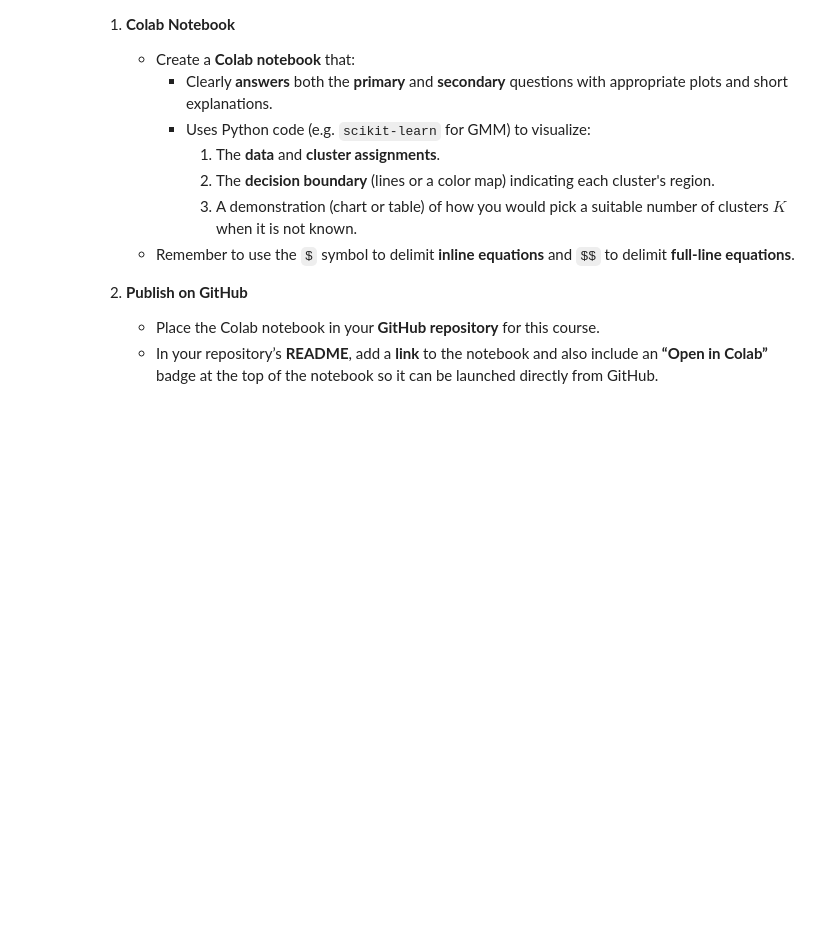
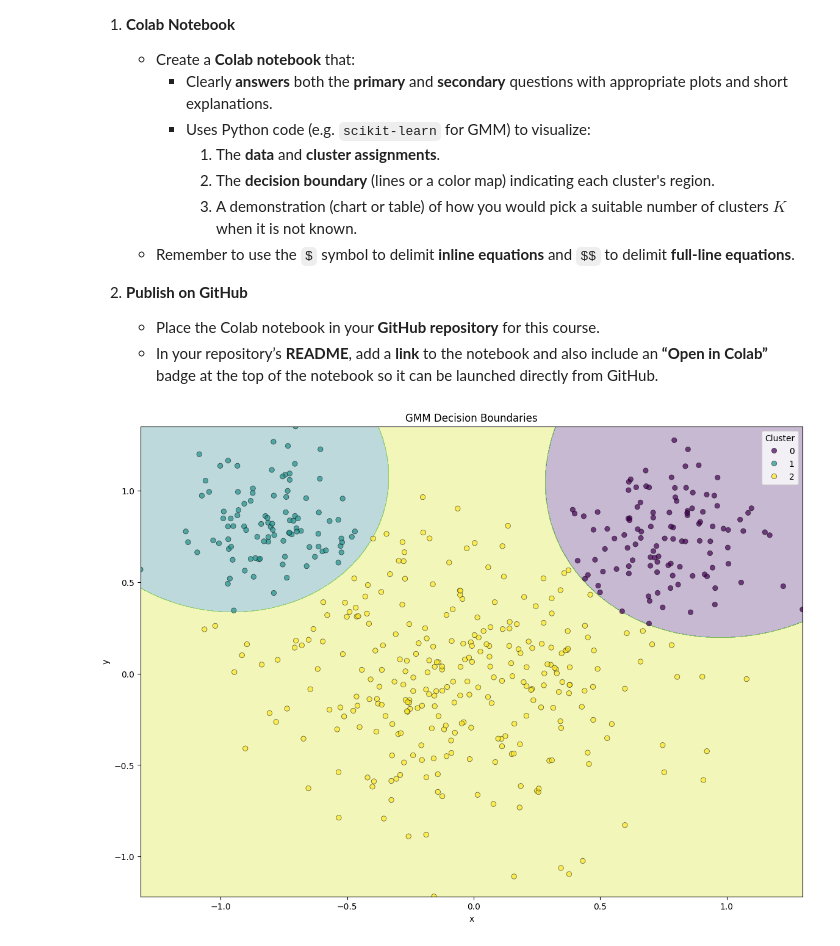
Before and after one commit to MichalSlowakiewicz/Machine-Learning, a Jupyter notebook: Lab02_clustering.ipynb, the cells around one changed output. Drawn from its saved outputs; the diff is of its cells as text; code cells hidden in the pictures; blank space fills up the shorter version.

```diff
--- a/Lab02_clustering.ipynb
+++ b/Lab02_clustering.ipynb
@@ -905,3 +38,74 @@ You can illustrate your approach with **the same** dataset as in the primary que
 2. **Publish on GitHub**
    - Place the Colab notebook in your **GitHub repository** for this course.
    - In your repository’s **README**, add a **link** to the notebook and also include an **“Open in Colab”** badge at the top of the notebook so it can be launched directly from GitHub.
+# %%
+import numpy as np
+import matplotlib.pyplot as plt
+import seaborn as sns
+from sklearn.mixture import GaussianMixture
+
+## generating dataset as shown during classes
+
+# Generate the "mouse" dataset
+np.random.seed(0)
+
+# Cluster 1
+mean1 = np.array([0.0, 0.0])
+cov1 = np.array([[0.16, 0.0], [0.0, 0.16]])
+data1 = np.random.multivariate_normal(mean1, cov1, 300)
+
+# Cluster 2
+mean2 = np.array([0.8, 0.8])
+cov2 = np.array([[0.04, 0.0], [0.0, 0.04]])
+data2 = np.random.multivariate_normal(mean2, cov2, 100)
+
+# Cluster 3
+mean3 = np.array([-0.8, 0.8])
+cov3 = np.array([[0.04, 0.0], [0.0, 0.04]])
+data3 = np.random.multivariate_normal(mean3, cov3, 100)
+
+# Combine data
+data_X = np.vstack([data1, data2, data3])
+
+# Fit GMM with 3 clusters
+gmm = GaussianMixture(n_components=3, covariance_type='full', random_state=42)
+gmm.fit(data_X)
+
+## end of the code code from the classes
+
+
+
+
+# setting boundaries for coordinate grid
+x_min = data_X[:, 0].min()
+x_max = data_X[:, 0].max()
+y_min = data_X[:, 1].min()
+y_max = data_X[:, 1].max()
+
+# generating 2000x2000 grid
+xx, yy = np.meshgrid(np.linspace(x_min, x_max, 2000), np.linspace(y_min, y_max, 2000))
+
+# transforming 2000x2000 grid into 4000000 x 2 matrix
+grid = np.c_[xx.ravel(), yy.ravel()]
+
+# running gmm.predict_prob which gives us matrix representing (for each point from mesh grid) probabilities of being assigned to each cluster
+prob = gmm.predict_proba(grid)
+
+# for each row from matrix prob, which_cluster chooses the one with greatest probability
+which_cluster = np.argmax(prob, axis=1)
+
+# transforming which_cluster matrix into 2000x2000 matrix
+which_cluster_2d = which_cluster.reshape(xx.shape)
+
+# drawing plot representing decision boundaries
+plt.figure(figsize=(14, 10))
+plt.contourf(xx, yy, which_cluster_2d, alpha=0.3, cmap='viridis')
+sns.scatterplot(x=data_X[:, 0], y=data_X[:, 1], hue=gmm.predict(data_X), palette='viridis', edgecolor = 'k', alpha=0.7)
+
+plt.title("GMM Decision Boundaries")
+plt.xlabel("x")
+plt.ylabel("y")
+plt.legend(title="Cluster")
+plt.show()
+# %% [output]
+[figure, added]
```
Also changed, not shown: parts of 39 cells of this notebook.
